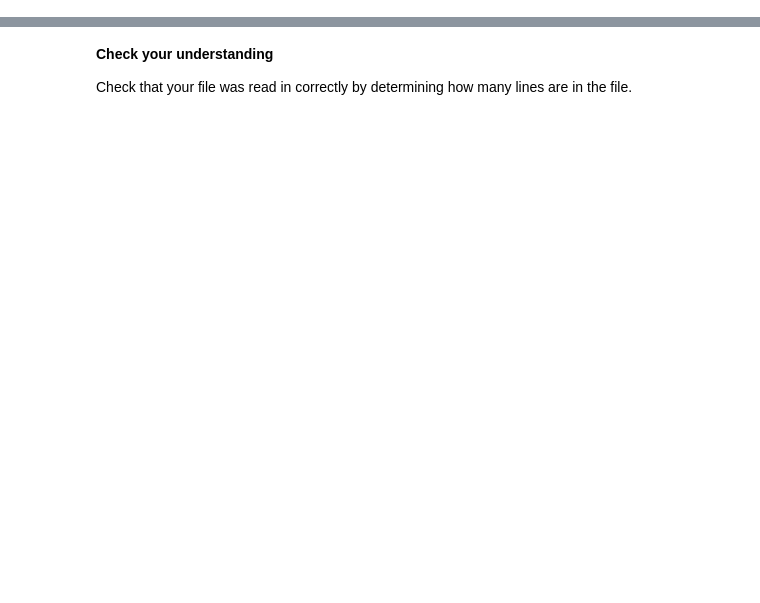
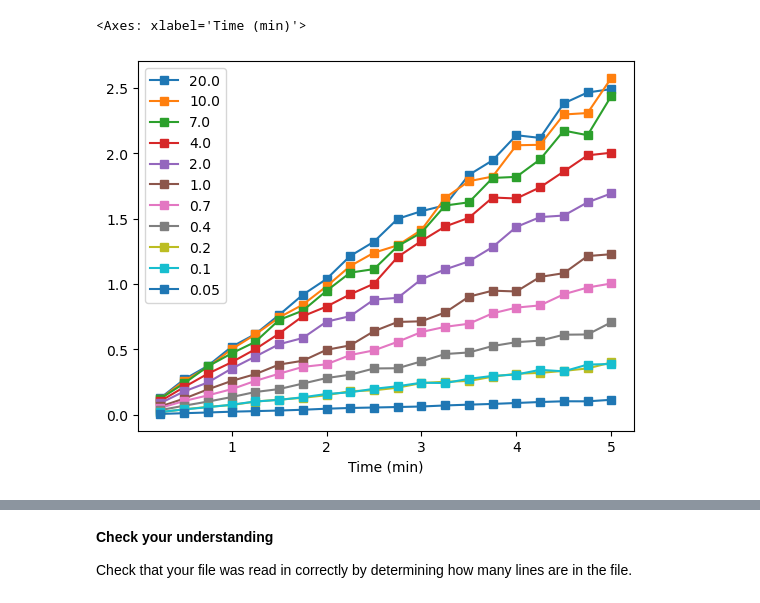
Before and after one commit to sectorabc/iqb-2024, a Jupyter notebook: iqb-101/Non-linear_regression.ipynb, the cells around one changed output, grey strips where cells are left out. Drawn from its saved outputs; the diff is of its cells as text; code cells hidden in the pictures; blank space fills up the shorter version.

```diff
--- a/iqb-101/Non-linear_regression.ipynb
+++ b/iqb-101/Non-linear_regression.ipynb
@@ -28,0 +138,7 @@ Linear Regression
+# %%
+AP_kin_df.plot(marker = 's')
+
+# marker styles e.g.,  o - circles, d - diamonds, s - squares
+# %% [output]
+<Axes: xlabel='Time (min)'>
+[figure, added]
```
Also changed, not shown: parts of 33 cells of this notebook.
